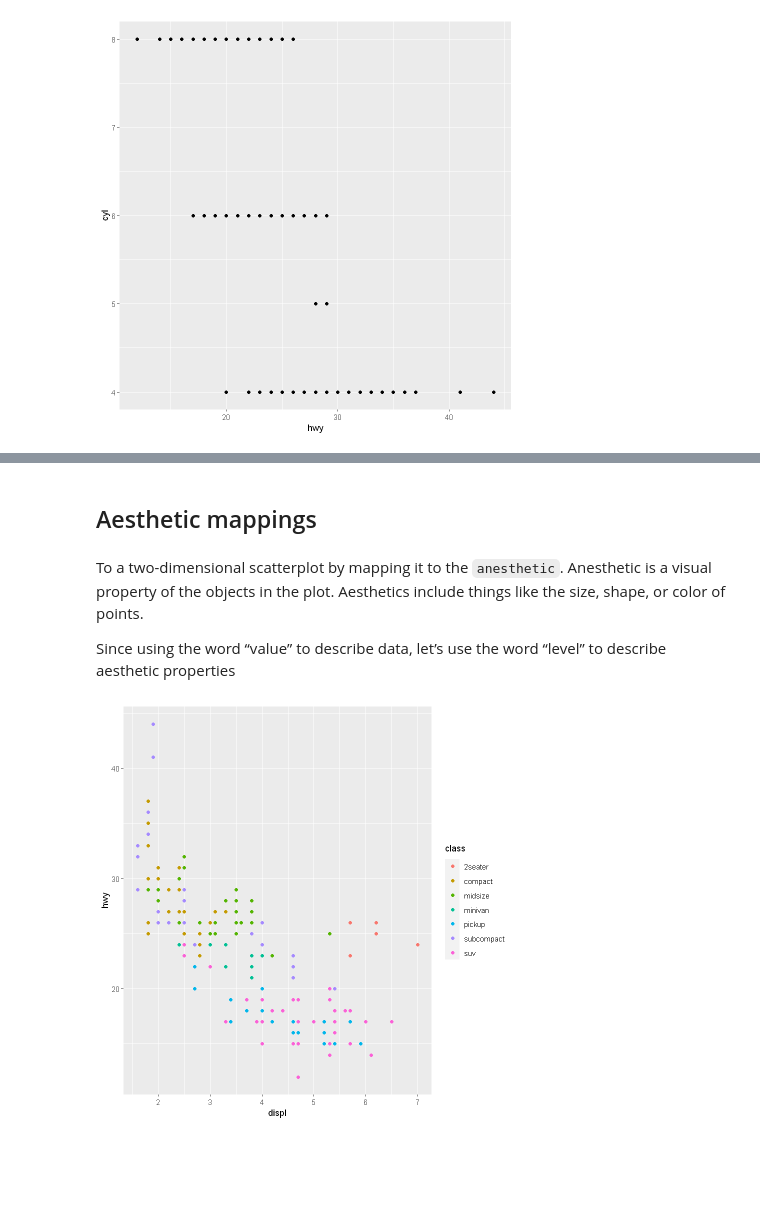
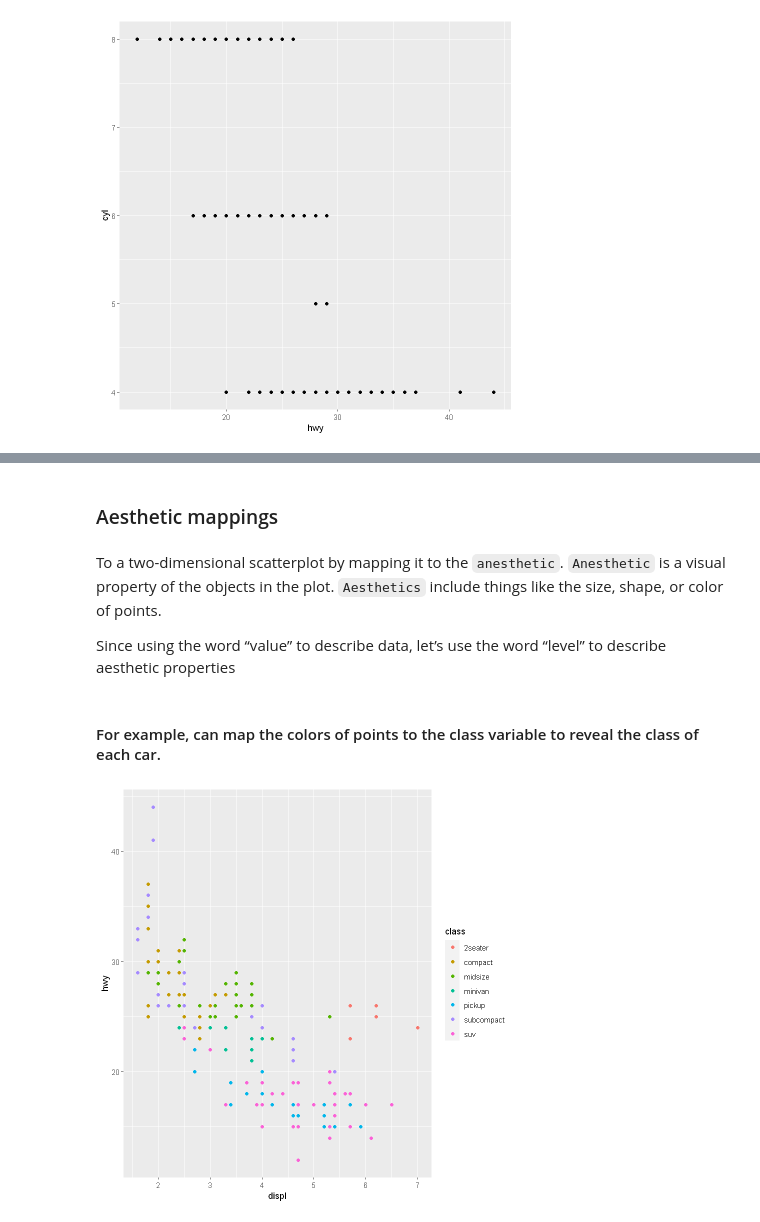
Before and after one commit to Vu-Viet-Phong/R, a Jupyter notebook: R-for-DS/Data-Visualisation.ipynb, the cells around one changed output, grey strips where cells are left out. Cells and saved outputs as stored; diff of their text form; code cells hidden in the pictures; blank space fills up the shorter version.

```diff
--- a/R-for-DS/Data-Visualisation.ipynb
+++ b/R-for-DS/Data-Visualisation.ipynb
@@ -33,11 +93,12 @@ ggplot(data = mpg) +
 # %% [markdown]
-## Aesthetic mappings
+### Aesthetic mappings
 # %% [markdown]
-To a two-dimensional scatterplot by mapping it to the `anesthetic`. Anesthetic is a visual property of the objects in the plot. Aesthetics include things like the size, shape, or color of points.
+To a two-dimensional scatterplot by mapping it to the `anesthetic`. `Anesthetic` is a visual property of the objects in the plot. `Aesthetics` include things like the size, shape, or color of points.
 
 Since using the word “value” to describe data, let’s use the word “level” to describe aesthetic properties
+# %% [markdown]
+#### For example, can map the colors of points to the class variable to reveal the class of each car.
 # %%
-ggplot(data = mpg) +
-    geom_point(mapping = aes(x = displ, y = hwy, color = class))
+ggplot(data = mpg, aes(x = displ, y = hwy, color = class)) + geom_point()
 # %% [output]
-[figure, old version]
+[figure, new version]
```
Also changed, not shown: parts of 19 cells of this notebook.
